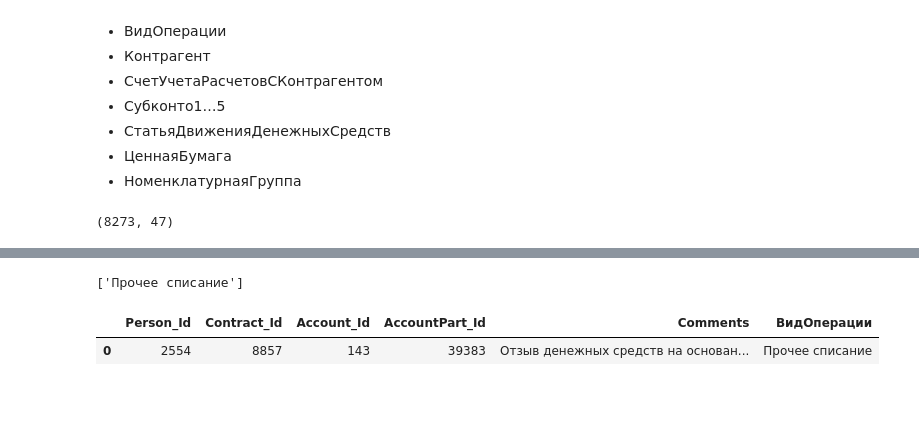
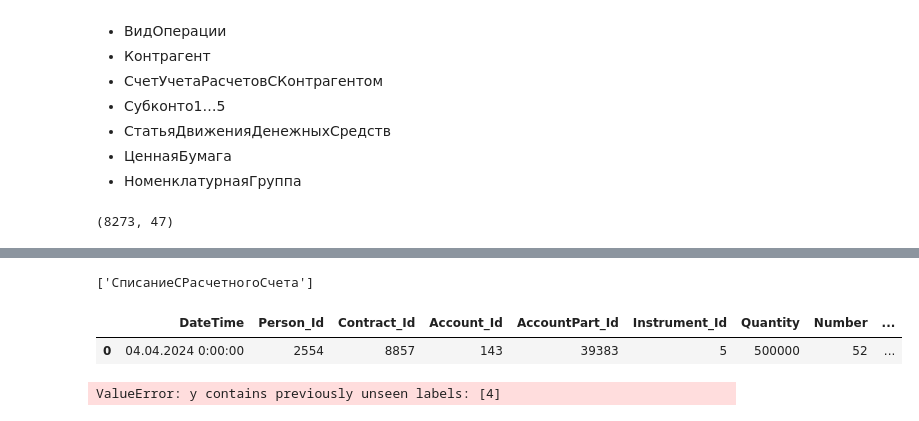
Before and after one commit to BlackStoneShadow/Python, a Jupyter notebook: Diplom/model.ipynb, the cells around one changed output, grey strips where cells are left out. Saved outputs shown, nothing was run; the diff lists cells and outputs as text; code cells hidden in the pictures.

```diff
--- a/Diplom/model.ipynb
+++ b/Diplom/model.ipynb
@@ -456,19 +467,19 @@ class DataPipeline:
 # %%
+%%time
 # загрузка обучающего набора
 train_data = DataFrame(pd.read_csv("train.csv", sep=';', on_bad_lines='skip'))
-pipelines = dict()
+pipeline = DataPipeline(train_data=train_data, features=['Person_Id','Contract_Id','Account_Id','AccountPart_Id','Comments'], target=['ВидДокумента','ВидОперации','Контрагент',\
+                                                                                                                                      'СчетУчетаРасчетовСКонтрагентом','СтатьяДвиженияДенежныхСредств','ЦеннаяБумага','НоменклатурнаяГруппа',\
+                                                                                                                                      'СубконтоДт1','СубконтоДт2','СубконтоДт3','СубконтоДт4'])
 # обучения моделей для каждого целевой переменной
-for target in ['ВидДокумента','ВидОперации','Контрагент','СчетУчетаРасчетовСКонтрагентом','СтатьяДвиженияДенежныхСредств','ЦеннаяБумага','НоменклатурнаяГруппа',\
-               'СубконтоДт1','СубконтоДт2','СубконтоДт3','СубконтоДт4']:
+for target in tqdm(pipeline.target):
     print(target)
-    pipeline = DataPipeline(train_data=train_data, features=['Person_Id','Contract_Id','Account_Id','AccountPart_Id','Comments'], target=target)
-    pipeline.transform(pipeline.train_data)
-    pipeline.fit(LogisticRegression(), pipeline.sc_train_data)
-    pipeline.scatterplot(pipeline.model, pipeline.sc_train_data)
-    # сериализация модели
-    pipelines[target] = pickle.dumps(pipeline)
-# сохранение конвейеров в файл
-with open("pipelines.pkl", "wb") as f:
-    pickle.dump(pipelines, f)
+    pipeline.transform(pipeline.train_data, target)
+    #pipeline.fit(LogisticRegression(**{'C': np.float64(0.0001), 'max_iter': 100, 'solver': 'lbfgs'}), pipeline.sc_train_data)
+    model = pipeline.fit(LogisticRegression(), pipeline.sc_train_data, target)
+    pipeline.scatterplot(model, pipeline.sc_train_data, target)
+# сериализация модели в файл
+with open("pipeline.pkl", "wb") as f:
+    pickle.dump(pickle.dumps(pipeline), f)
 # %% [output]
 ВидДокумента
@@ -492,28 +503,25 @@ with open("pipelines.pkl", "wb") as f:
 # загрузка набора
 data = DataFrame(pd.read_csv("train.csv", sep=';', on_bad_lines='skip'))
 # загрузка конвейера
-with open("pipelines.pkl", "rb") as f:
-    pipelines = pickle.load(f)
-# получение конвейера
-pipeline = pickle.loads(pipelines['ВидОперации'])
+with open("pipeline.pkl", "rb") as f:
+    pipeline = pickle.loads(pickle.load(f))
 # загрузка target кодировщика
-encoder = pipeline.encoders['ВидОперации']
+encoder = pipeline.encoders['ВидДокумента']
 # предсказание
-pipeline.transform(pipeline.prepare(data[:1]))
-print(encoder.inverse_transform(pipeline.predict(pipeline.model, pipeline.sc_train_data)))
+pipeline.transform(data[:1], 'ВидДокумента')
+print(encoder.inverse_transform(pipeline.predict(pipeline.models['ВидДокумента'], pipeline.sc_train_data)))
 # %% [output]
-['Прочее списание']
+['СписаниеСРасчетногоСчета']
 # %%
 import json
 # загрузка набора
 data = DataFrame(pd.read_csv("train.csv", sep=';', on_bad_lines='skip'))
-
 data_json = data[:1].to_json(orient="records", lines=True)
 data = DataFrame(pd.read_json(data_json, typ='series')).transpose()
-data = pipeline.prepare(data)
 display(data)
-pipeline.transform(data)
-#print(encoder.inverse_transform(pipeline.predict(pipeline.model, pipeline.sc_train_data)))
+pipeline.transform(data,'ВидОперации')
+print(encoder.inverse_transform(pipeline.predict(pipeline.models['ВидОперации'], pipeline.sc_train_data)))
 # %% [output]
-|  | Person_Id | Contract_Id | Account_Id | AccountPart_Id | Comments | ВидОперации |
-| 0 | 2554 | 8857 | 143 | 39383 | Отзыв денежных средств на основан... | Прочее списание |
+|  | DateTime | Person_Id | Contract_Id | Account_Id | AccountPart_Id | Instrument_Id | Quantity | Number | ... |
+| 0 | 04.04.2024 0:00:00 | 2554 | 8857 | 143 | 39383 | 5 | 500000 | 52 | ... |
+ValueError: y contains previously unseen labels: [4]
```
Also changed, not shown: parts of 9 cells of this notebook, 3 other files.
